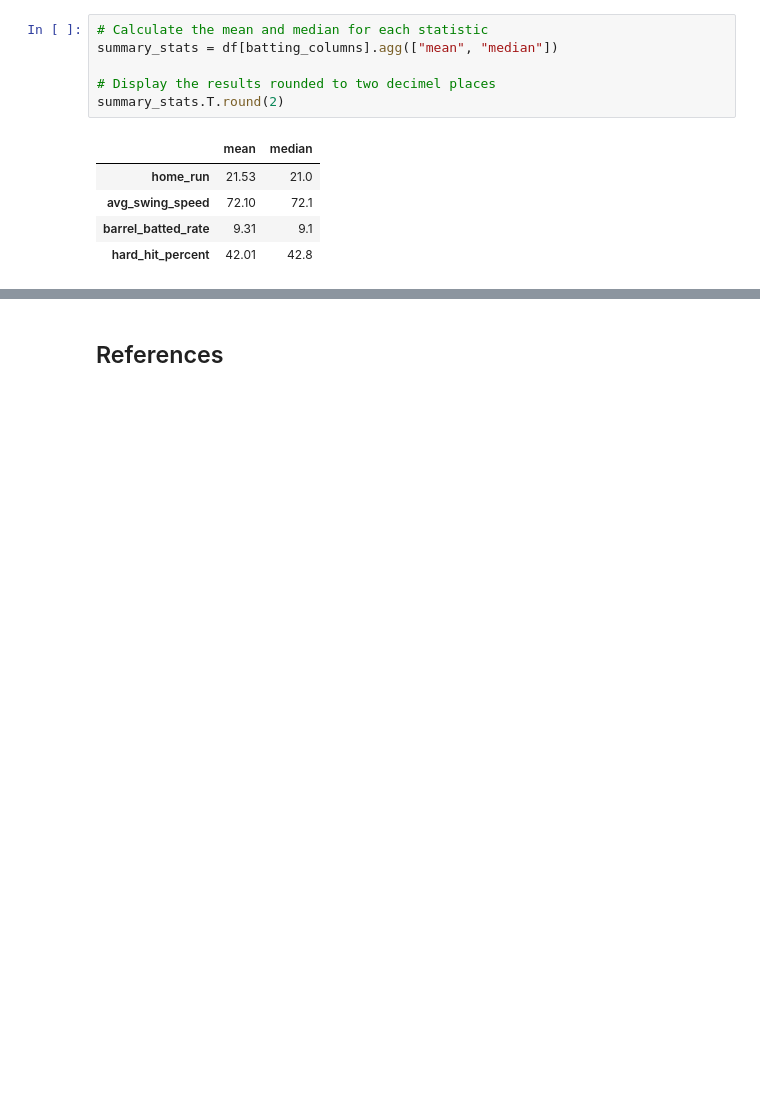
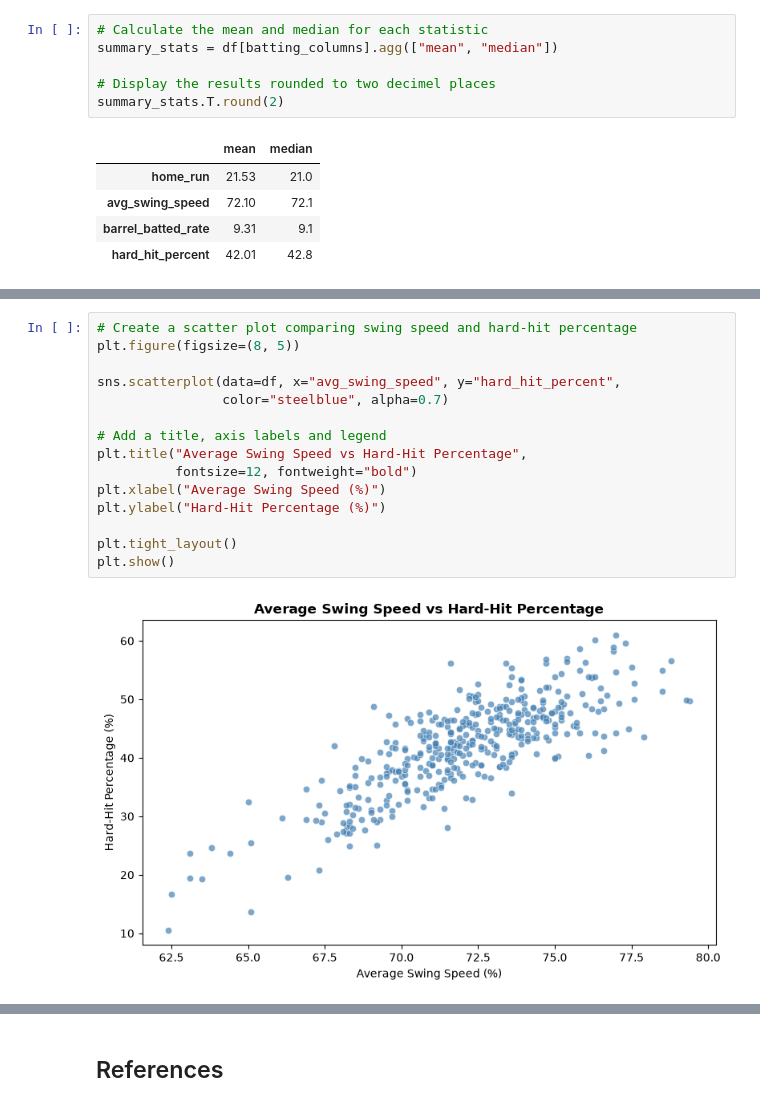
Before and after one commit to sba26104-KOR/HDSDAB-Sep26-PT-SB-Machine-LearningMachine-Learning-CA1, a Jupyter notebook: MLB_Batting_Classification_CA1.ipynb, the cells around one changed output, grey strips where cells are left out. Cells and saved outputs as stored; diff of their text form; blank space fills up the shorter version.

```diff
--- a/MLB_Batting_Classification_CA1.ipynb
+++ b/MLB_Batting_Classification_CA1.ipynb
@@ -243,0 +294,17 @@ plt.show()
+# %%
+# Create a scatter plot comparing swing speed and hard-hit percentage
+plt.figure(figsize=(8, 5))
+
+sns.scatterplot(data=df, x="avg_swing_speed", y="hard_hit_percent",
+                color="steelblue", alpha=0.7)
+
+# Add a title, axis labels and legend
+plt.title("Average Swing Speed vs Hard-Hit Percentage",
+          fontsize=12, fontweight="bold")
+plt.xlabel("Average Swing Speed (%)")
+plt.ylabel("Hard-Hit Percentage (%)")
+
+plt.tight_layout()
+plt.show()
+# %% [output]
+[figure, added]
```
Also changed, not shown: parts of 25 cells of this notebook.
